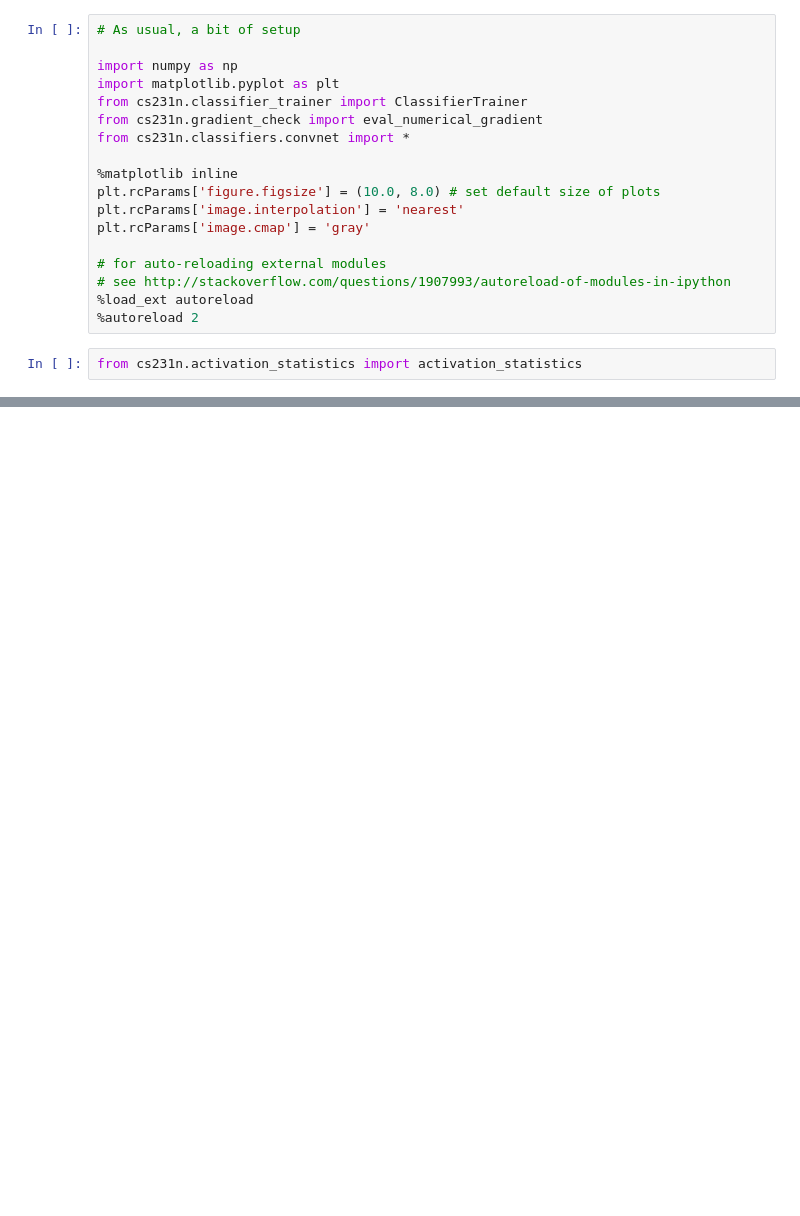
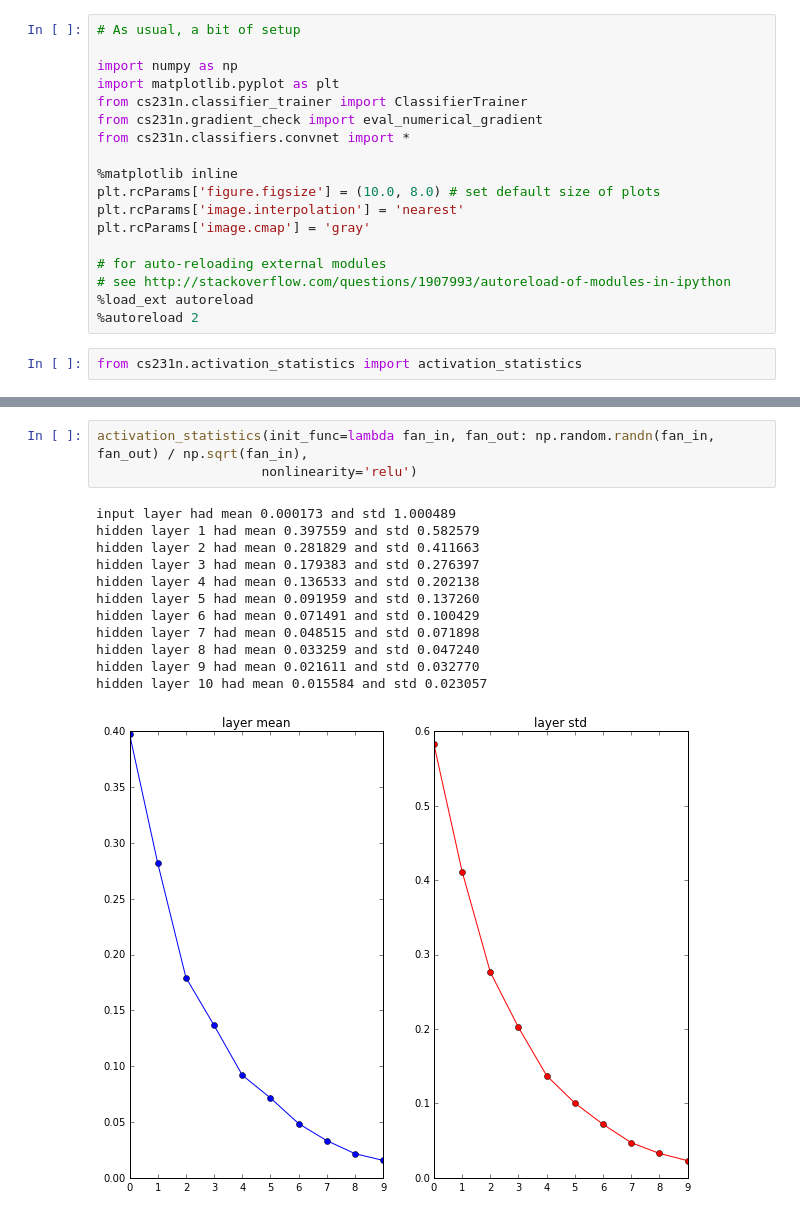
Before and after one commit to Alexoner/mooc, a Jupyter notebook: cs231n/assignment2/activation_statistics.ipynb, the cells around one changed output, grey strips where cells are left out. Saved outputs shown, nothing was run; the diff lists cells and outputs as text; blank space fills up the shorter version.

```diff
--- a/cs231n/assignment2/activation_statistics.ipynb
+++ b/cs231n/assignment2/activation_statistics.ipynb
@@ -84,0 +101,16 @@ hidden layer 10 had mean -0.002122 and std 0.998208
+# %%
+activation_statistics(init_func=lambda fan_in, fan_out: np.random.randn(fan_in, fan_out) / np.sqrt(fan_in),
+                     nonlinearity='relu')
+# %% [output]
+input layer had mean 0.000173 and std 1.000489
+hidden layer 1 had mean 0.397559 and std 0.582579
+hidden layer 2 had mean 0.281829 and std 0.411663
+hidden layer 3 had mean 0.179383 and std 0.276397
+hidden layer 4 had mean 0.136533 and std 0.202138
+hidden layer 5 had mean 0.091959 and std 0.137260
+hidden layer 6 had mean 0.071491 and std 0.100429
+hidden layer 7 had mean 0.048515 and std 0.071898
+hidden layer 8 had mean 0.033259 and std 0.047240
+hidden layer 9 had mean 0.021611 and std 0.032770
+hidden layer 10 had mean 0.015584 and std 0.023057
+[figure, added]
```
Also changed, not shown: parts of 7 cells of this notebook, 2 other files.
